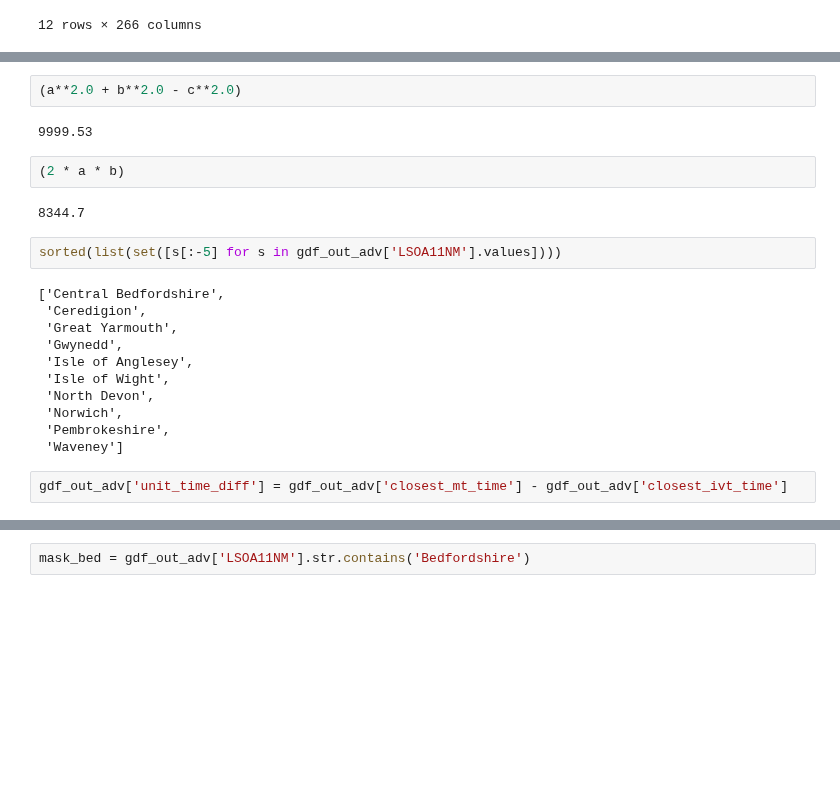
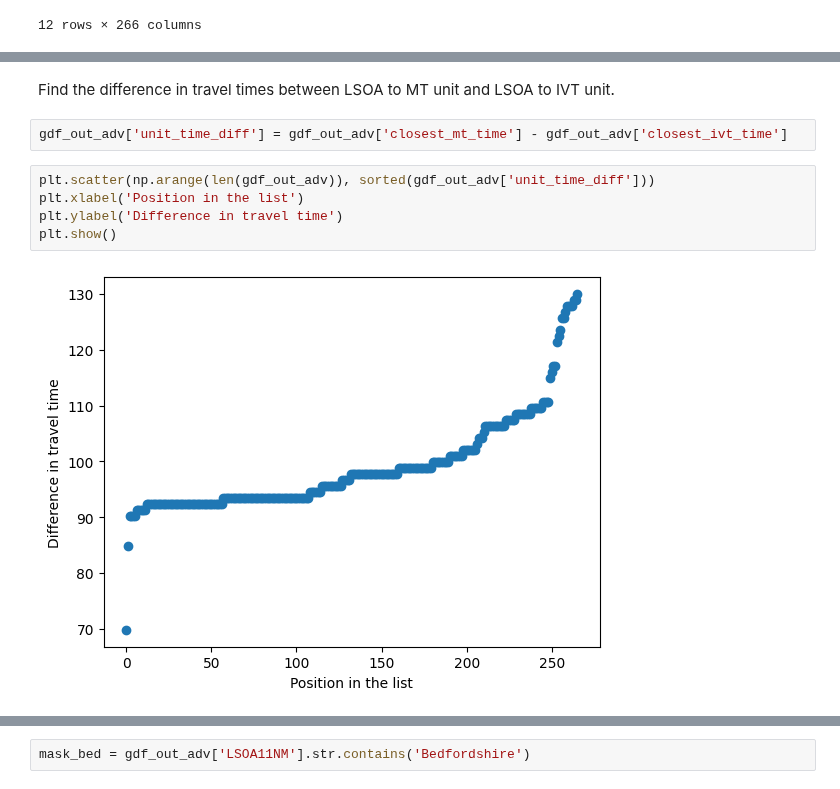
Before and after one commit to samuel-book/stroke_outcome, a Jupyter notebook: england_wales/04_outlier_areas.ipynb, the cells around one changed output, grey strips where cells are left out. Cells and saved outputs as stored; diff of their text form; blank space fills up the shorter version.

```diff
--- a/england_wales/04_outlier_areas.ipynb
+++ b/england_wales/04_outlier_areas.ipynb
@@ -319,23 +336,11 @@ nan
-# %%
-(a**2.0 + b**2.0 - c**2.0)
-# %% [output]
-9999.53
-# %%
-(2 * a * b)
-# %% [output]
-8344.7
-# %%
-sorted(list(set([s[:-5] for s in gdf_out_adv['LSOA11NM'].values])))
-# %% [output]
-['Central Bedfordshire',
- 'Ceredigion',
- 'Great Yarmouth',
- 'Gwynedd',
- 'Isle of Anglesey',
- 'Isle of Wight',
- 'North Devon',
- 'Norwich',
- 'Pembrokeshire',
- 'Waveney']
+# %% [markdown]
+Find the difference in travel times between LSOA to MT unit and LSOA to IVT unit.
 # %%
 gdf_out_adv['unit_time_diff'] = gdf_out_adv['closest_mt_time'] - gdf_out_adv['closest_ivt_time']
+# %%
+plt.scatter(np.arange(len(gdf_out_adv)), sorted(gdf_out_adv['unit_time_diff']))
+plt.xlabel('Position in the list')
+plt.ylabel('Difference in travel time')
+plt.show()
+# %% [output]
+[figure, added]
```
Also changed, not shown: parts of 18 cells of this notebook.
